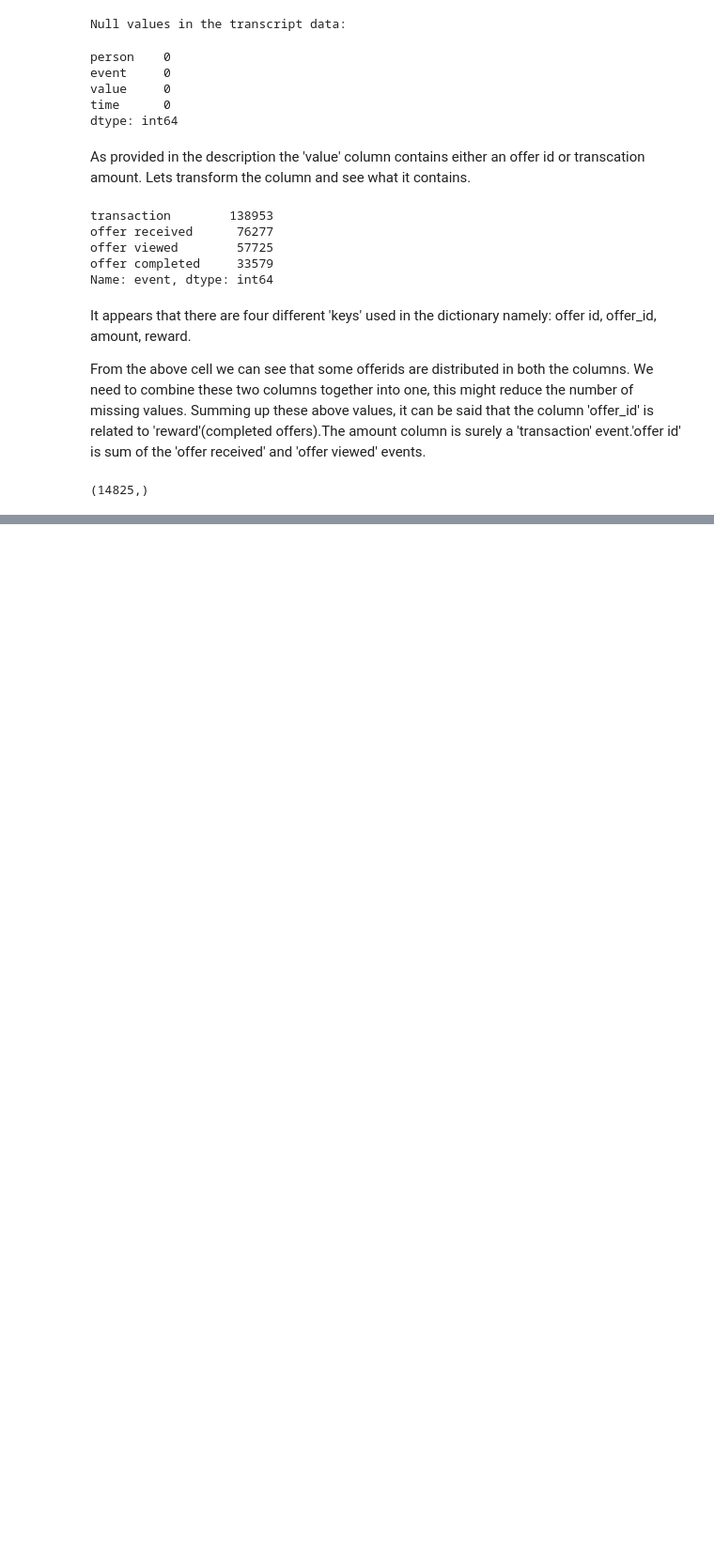
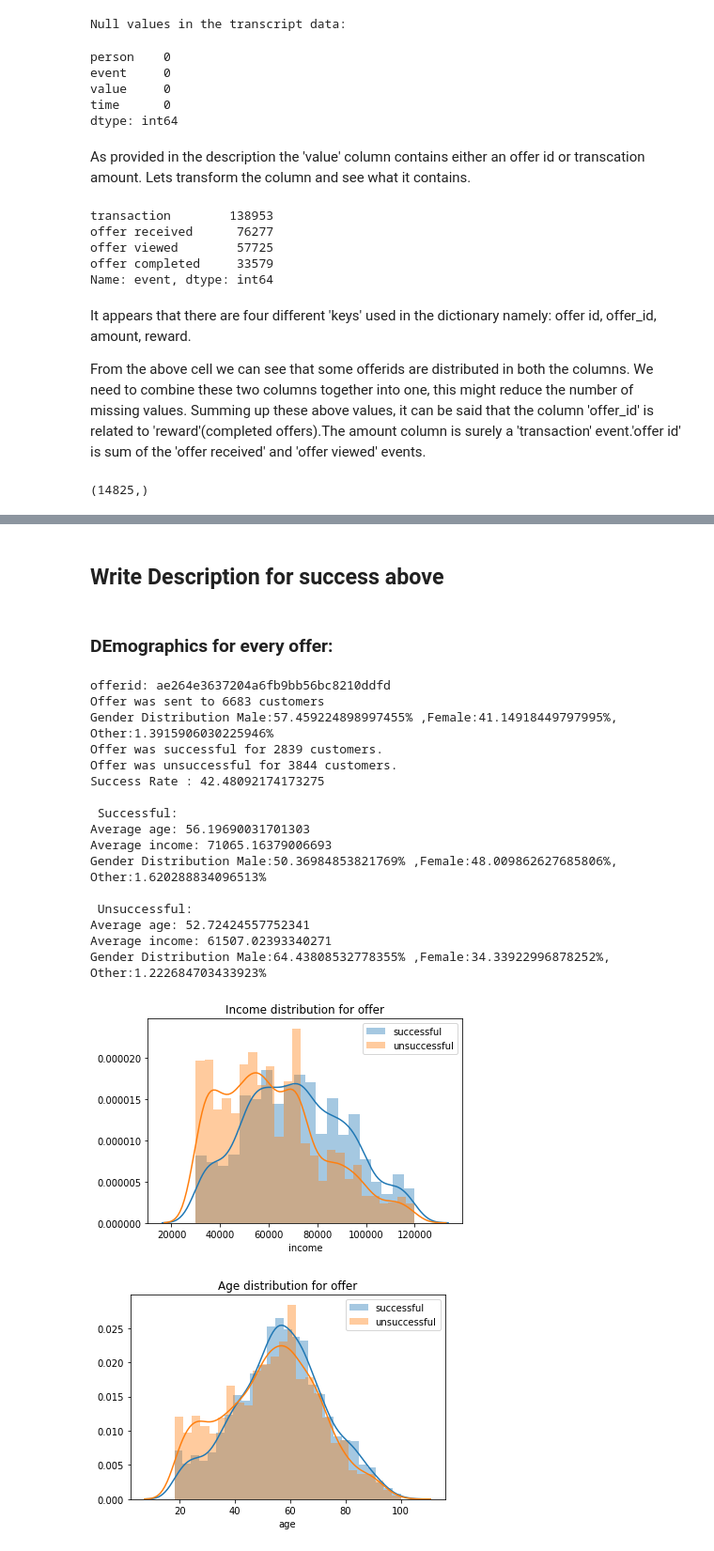
Before and after one commit to addu1/DS_NANO, a Jupyter notebook: starbuckcapstone/Starbucks_Capstone_notebook.ipynb, the cells around one changed output, grey strips where cells are left out. Shown: that part at 94% size. Drawn from its saved outputs; the diff is of its cells as text; code cells hidden in the pictures; blank space fills up the shorter version.

```diff
--- a/starbuckcapstone/Starbucks_Capstone_notebook.ipynb
+++ b/starbuckcapstone/Starbucks_Capstone_notebook.ipynb
@@ -356,8 +336,17 @@ transactions.head()
 # %%
-offers = transcript_cust[transcript_cust['event']!='transaction'].reset_index(drop=True)
-event = offers.event.apply(lambda x : re.match('^offer ([a-z]+$)',x).groups(1)[0])
-event = pd.get_dummies(event)
-offers['offer_id']=offers['value'].apply(lambda x: list(x.values())[0])
-offers = pd.concat([offers,event],axis=1)
-offers.drop(columns =['event','value'],inplace=True)
-offers.head()
+def offer_separator(customers, transcript):
+    transcript['time'] /=24.0
+    transcript_cust = transcript[transcript['person'].isin(customers)]
+
+    transactions = transcript_cust[transcript_cust['event']=='transaction'].reset_index(drop=True)
+    transactions['amount']=transactions['value'].apply(lambda x: list(x.values())[0])
+    transactions.drop(columns =['event','value'], axis=1, inplace=True)
+#     transactions.head()
+    offers = transcript_cust[transcript_cust['event']!='transaction'].reset_index(drop=True)
+    event = offers.event.apply(lambda x : re.match('^offer ([a-z]+$)',x).groups(1)[0])
+    event = pd.get_dummies(event)
+    offers['offer_id']=offers['value'].apply(lambda x: list(x.values())[0])
+    offers = pd.concat([offers,event],axis=1)
+    offers.drop(columns =['event','value'],inplace=True)
+#     offers.head()
+    return transactions, offers
@@ -385,0 +428,2 @@ offers.head()
+# %%
+offer_final_data = clean_offer_data(customers, transcript, clean_portfolio, clean_profile)
@@ -385,0 +460,4 @@ offers.head()
+# %% [markdown]
+## Write Description for success above
+# %% [markdown]
+###  DEmographics for every offer:
@@ -385,0 +541,21 @@ offers.head()
+# %%
+gen_eda(0, clean_portfolio, offer_final_data)
+# %% [output]
+offerid: ae264e3637204a6fb9bb56bc8210ddfd
+Offer was sent to 6683 customers
+Gender Distribution Male:57.459224898997455% ,Female:41.14918449797995%, Other:1.3915906030225946%
+Offer was successful for 2839 customers.
+Offer was unsuccessful for 3844 customers.
+Success Rate : 42.48092174173275
+
+ Successful:
+Average age: 56.19690031701303
+Average income: 71065.16379006693
+Gender Distribution Male:50.36984853821769% ,Female:48.009862627685806%, Other:1.620288834096513%
+
+ Unsuccessful:
+Average age: 52.72424557752341
+Average income: 61507.02393340271
+Gender Distribution Male:64.43808532778355% ,Female:34.33922996878252%, Other:1.222684703433923%
+[figure, added]
+[figure, added]
```
Also changed, not shown: parts of 33 cells of this notebook.
